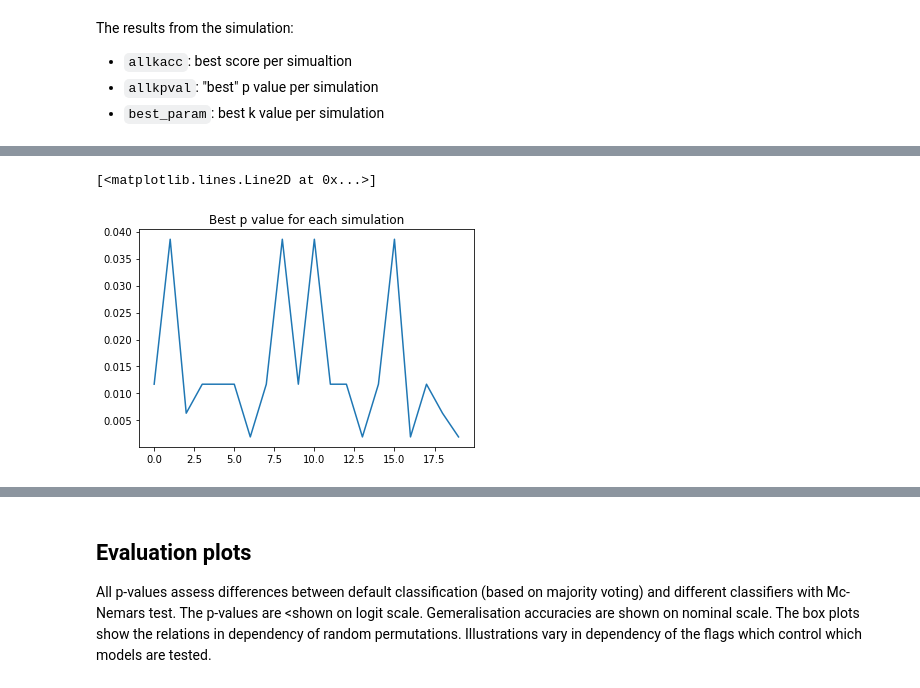
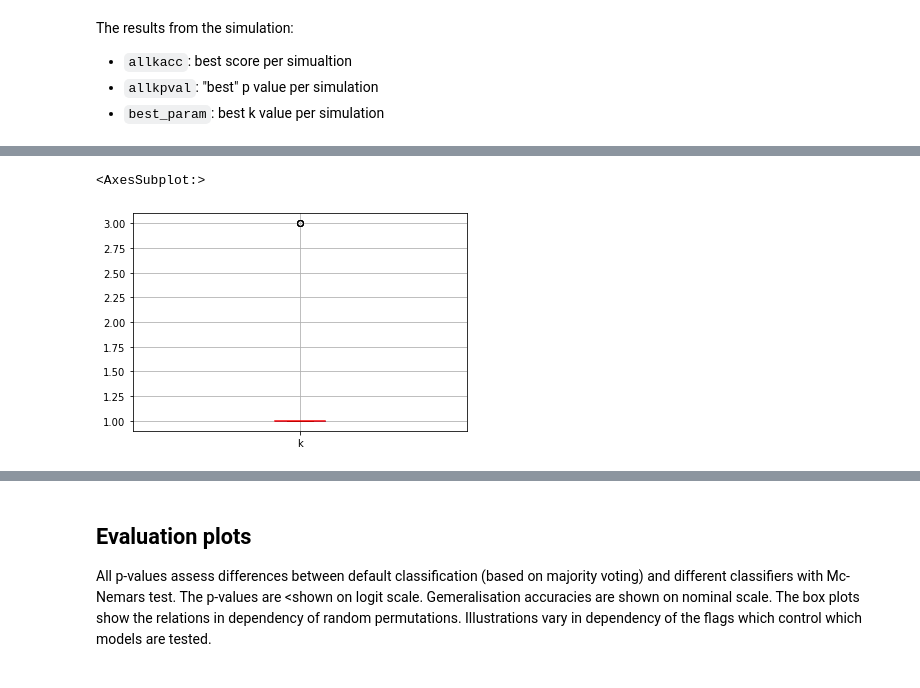
Before and after one commit to DerZ115/ML_FH, a Jupyter notebook: notebooks/classification.ipynb, the cells around one changed output, grey strips where cells are left out. Drawn from its saved outputs; the diff is of its cells as text; code cells hidden in the pictures.

```diff
--- a/notebooks/classification.ipynb
+++ b/notebooks/classification.ipynb
@@ -255,6 +226,5 @@ plt.show()
-# %%
-plt.title("Best p value for each simulation")
-plt.plot(range(nrandpermit), knn_pval)
-# %% [output]
-[<matplotlib.lines.Line2D at 0x...>]
-[figure, removed]
+# %%
+pd.DataFrame(knn_opt_k, columns=["k"]).boxplot(medianprops=dict(linestyle='-', linewidth=1.5, color='red'))
+# %% [output]
+<AxesSubplot:>
+[figure, added]
```
Also changed, not shown: parts of 20 cells of this notebook, 1 other file.
